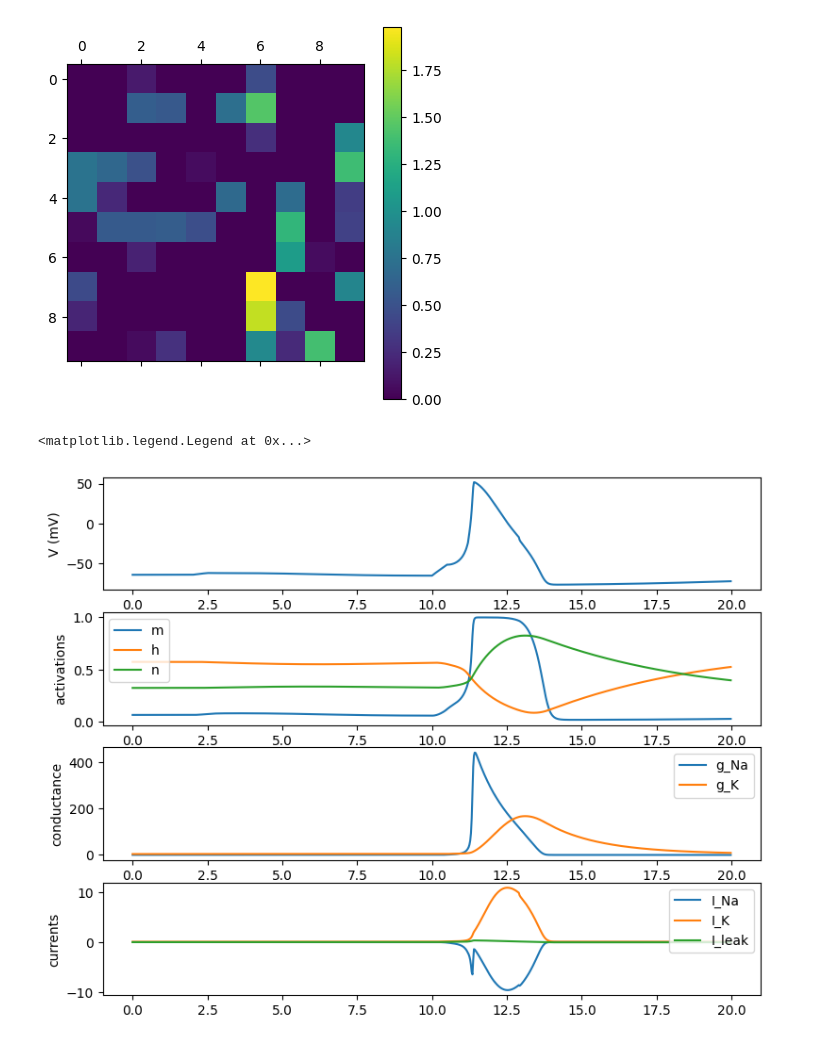
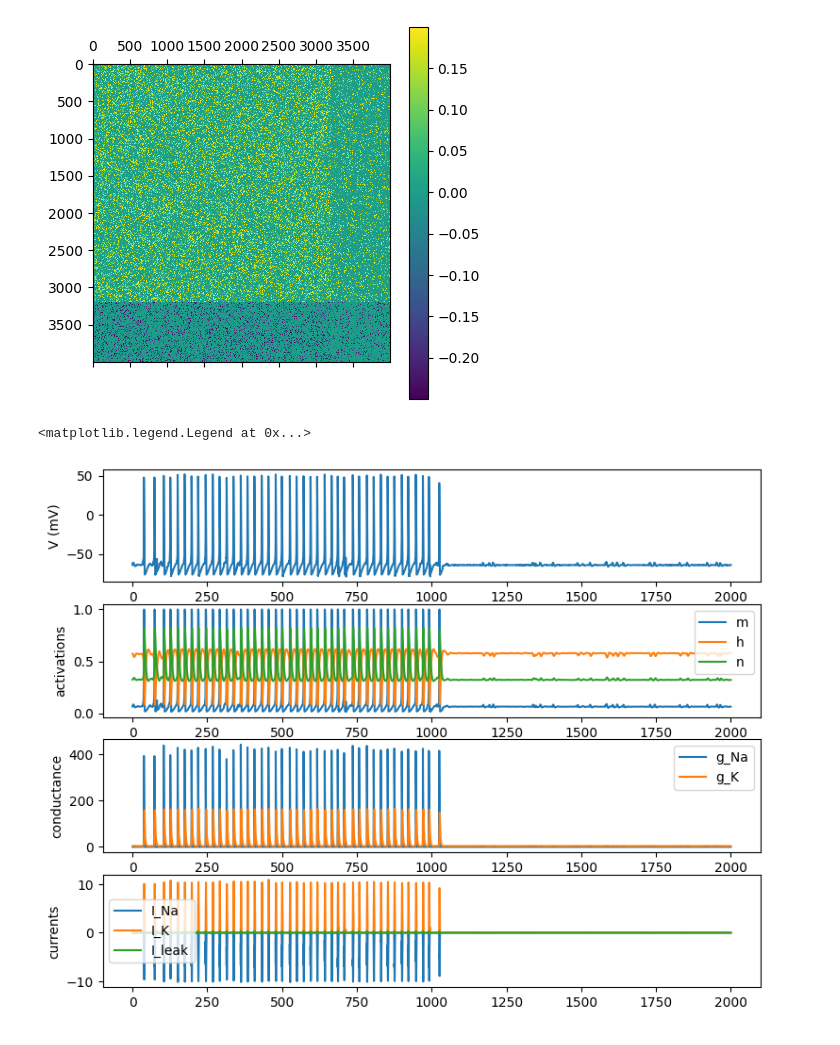
Before and after one commit to fvdveen/seizenet, a Jupyter notebook: rnn.ipynb, the cells around one changed output. Drawn from its saved outputs; the diff is of its cells as text; code cells hidden in the pictures.

Commit message:
Better model

```diff
--- a/rnn.ipynb
+++ b/rnn.ipynb
@@ -6,10 +10,50 @@ import brian2
 # %%
-net = model.Model(10, 0.6, pEE=0.6, wEE=1, pEI=0.2, wEI=0.5, pIE=0.4, wIE=1.5, pII=0.8, wII=2)
+import random
+random.seed(0)
+N=4000
+net = model.Model(N, 0.8, pEE=0.4, wEE=0.2, pEI=0.2, wEI=0.2, pIE=0.3, wIE=-0.25, pII=0.2, wII=-0.25)
 
 plt.matshow(net.mat)
 plt.colorbar()
 plt.show()
+
+from brian2 import ms, mV, uA, cm
+
+runtime = 1000 * ms
+net.net.run(runtime)
+
+net.neurons.E_Na = 45 * mV
+net.net.run(runtime)
+
+totalRuntime = 2 * runtime
 # %% [output]
-[figure, old version]
+[figure, new version]
-<matplotlib.legend.Legend at 0x...>
-[figure, removed]
+# %%
+plt.figure(1, figsize=[9,9], dpi=100)
+
+plt.subplot(5,1,1)
+plt.plot(net.statemon.t/ms, net.statemon.v[0]/mV)
+plt.ylabel('V (mV)')
+
+plt.subplot(5,1,2)
+plt.plot(net.statemon.t/ms, net.statemon.m[0], label ='m')
+plt.plot(net.statemon.t/ms, net.statemon.h[0], label ='h')
+plt.plot(net.statemon.t/ms, net.statemon.n[0], label ='n')
+plt.ylabel('activations')
+plt.legend(['m','h','n'])
+
+plt.subplot(5,1,3)
+plt.plot(net.statemon.t/ms, net.statemon.g_Na[0])
+plt.plot(net.statemon.t/ms, net.statemon.g_K[0])
+plt.ylabel('conductance')
+plt.legend(['g_Na', 'g_K'])
+
+plt.subplot(5,1,4)
+plt.plot(net.statemon.t/ms, net.statemon.I_Na[0])
+plt.plot(net.statemon.t/ms, net.statemon.I_K[0])
+plt.plot(net.statemon.t/ms, net.statemon.I_leak[0])
+plt.ylabel('currents')
+plt.legend(['I_Na', 'I_K', 'I_leak'])
+# %% [output]
+<matplotlib.legend.Legend at 0x...>
+[figure, added]
```
Also changed, not shown: parts of 2 cells of this notebook, 1 other file.
